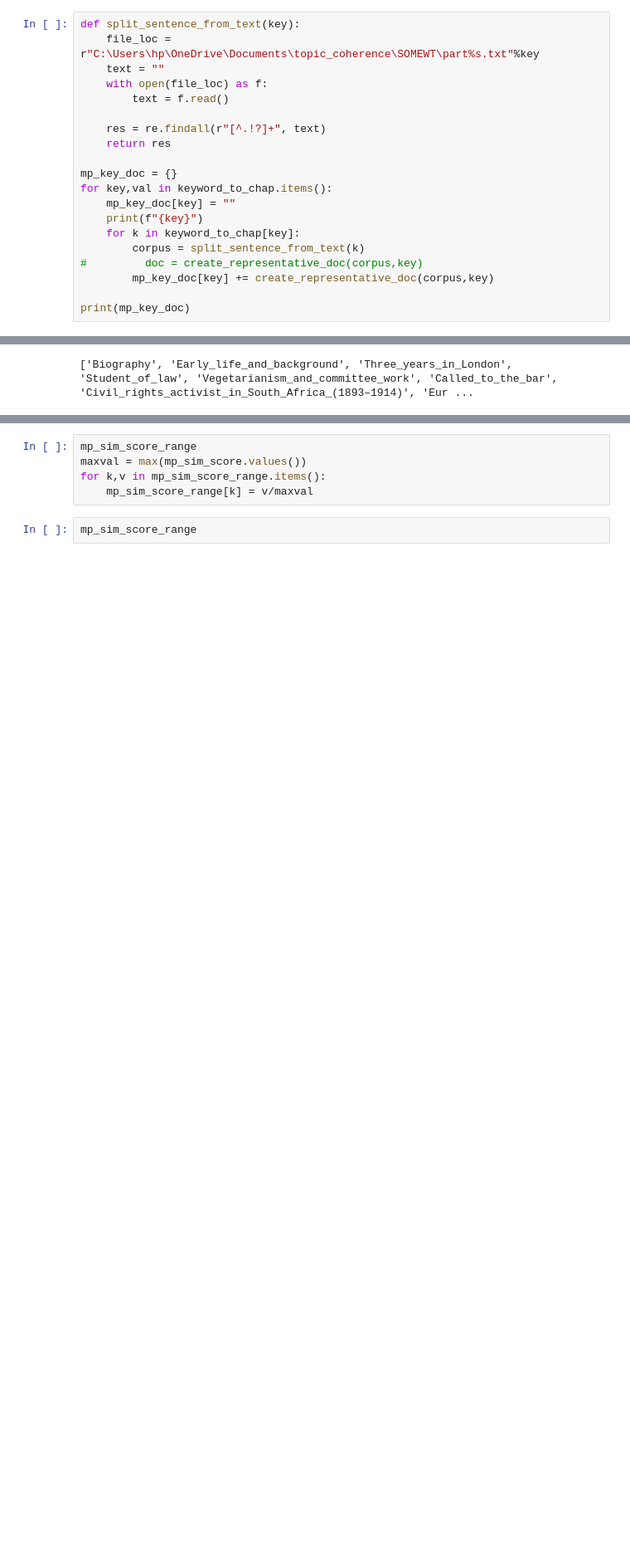
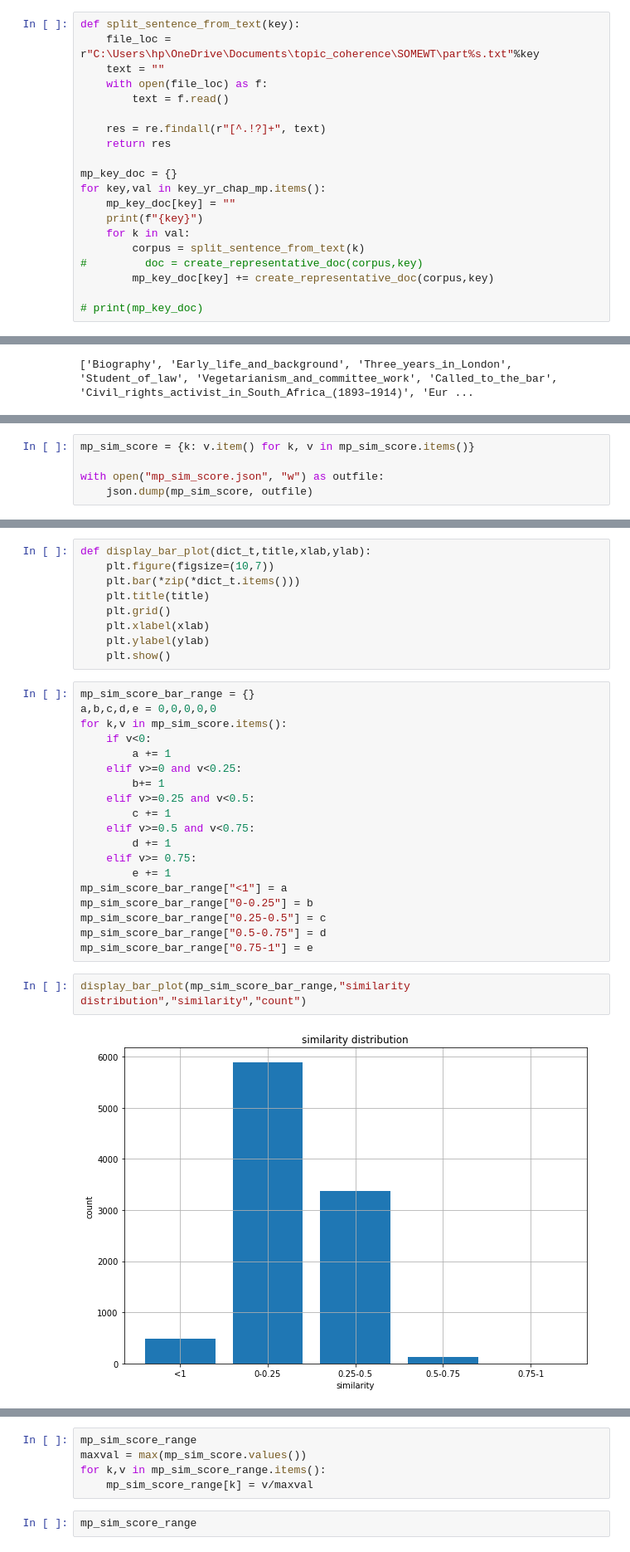
Before and after one commit to agnik2019/WikiGeneratorFromAutobiography, a Jupyter notebook: Improving Wikipedia.ipynb, the cells around one changed output, grey strips where cells are left out. Shown: that part at 83% size. Cells and saved outputs as stored; diff of their text form; blank space fills up the shorter version.

Commit message:
keyword_year_chapters

```diff
--- a/Improving Wikipedia.ipynb
+++ b/Improving Wikipedia.ipynb
@@ -134,13 +315,13 @@ def split_sentence_from_text(key):
     return res
 
 mp_key_doc = {}
-for key,val in keyword_to_chap.items():
+for key,val in key_yr_chap_mp.items():
     mp_key_doc[key] = ""
     print(f"{key}")
-    for k in keyword_to_chap[key]:
+    for k in val:
         corpus = split_sentence_from_text(k)
 #         doc = create_representative_doc(corpus,key)
         mp_key_doc[key] += create_representative_doc(corpus,key)
 
-print(mp_key_doc)
+# print(mp_key_doc)
 # %% [output]
@@ -254,0 +448,5 @@ with open("mp_key_doc2.json", "w") as outfile:
+# %%
+mp_sim_score = {k: v.item() for k, v in mp_sim_score.items()}
+
+with open("mp_sim_score.json", "w") as outfile:
+    json.dump(mp_sim_score, outfile)
@@ -255,3 +455,35 @@ with open("mp_key_doc2.json", "w") as outfile:
+# %%
+def display_bar_plot(dict_t,title,xlab,ylab):
+    plt.figure(figsize=(10,7))
+    plt.bar(*zip(*dict_t.items()))
+    plt.title(title)
+    plt.grid()
+    plt.xlabel(xlab)
+    plt.ylabel(ylab)
+    plt.show()
+# %%
+mp_sim_score_bar_range = {}
+a,b,c,d,e = 0,0,0,0,0
+for k,v in mp_sim_score.items():
+    if v<0:
+        a += 1
+    elif v>=0 and v<0.25:
+        b+= 1
+    elif v>=0.25 and v<0.5:
+        c += 1
+    elif v>=0.5 and v<0.75:
+        d += 1
+    elif v>= 0.75:
+        e += 1
+mp_sim_score_bar_range["<1"] = a
+mp_sim_score_bar_range["0-0.25"] = b
+mp_sim_score_bar_range["0.25-0.5"] = c
+mp_sim_score_bar_range["0.5-0.75"] = d
+mp_sim_score_bar_range["0.75-1"] = e
+# %%
+display_bar_plot(mp_sim_score_bar_range,"similarity distribution","similarity","count")
+# %% [output]
+[figure, added]
 # %%
 max(mp_sim_score.values())
 # %% [output]
```
Also changed, not shown: parts of 54 cells of this notebook.
